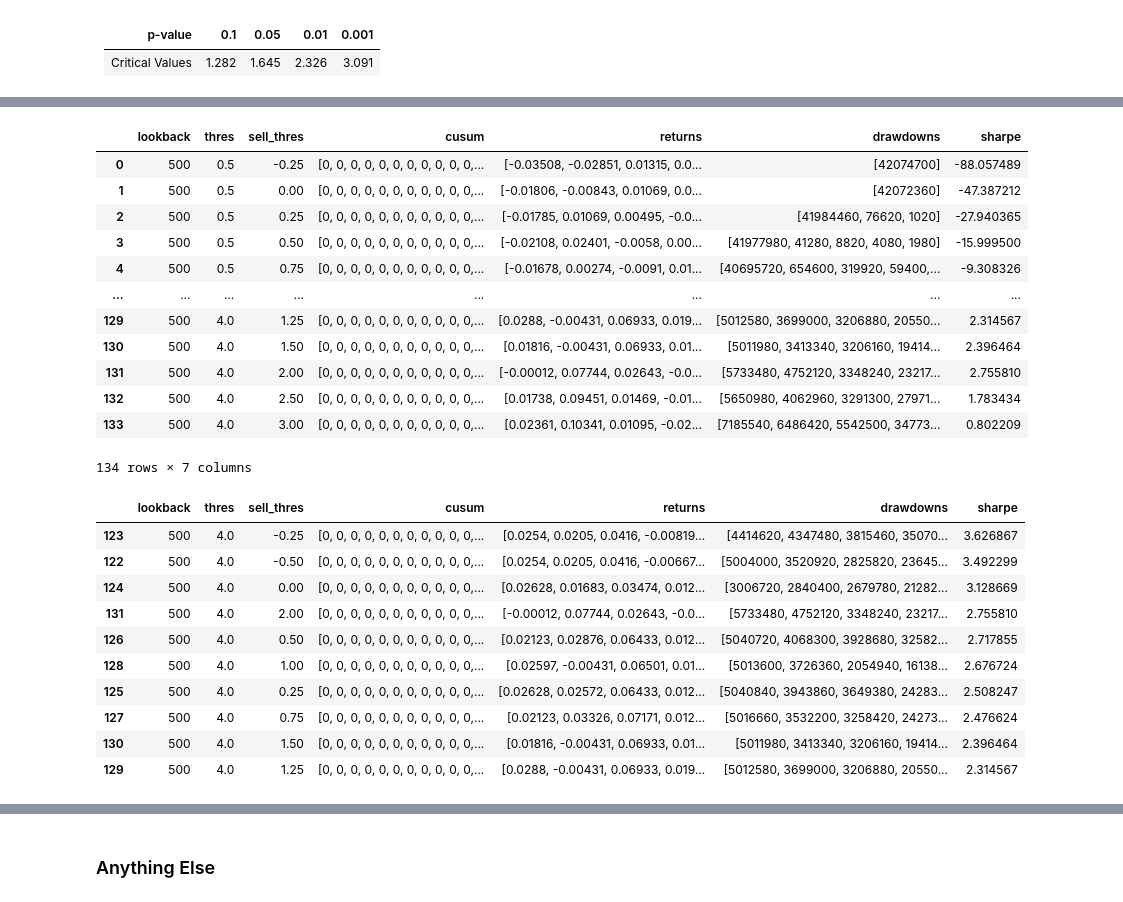
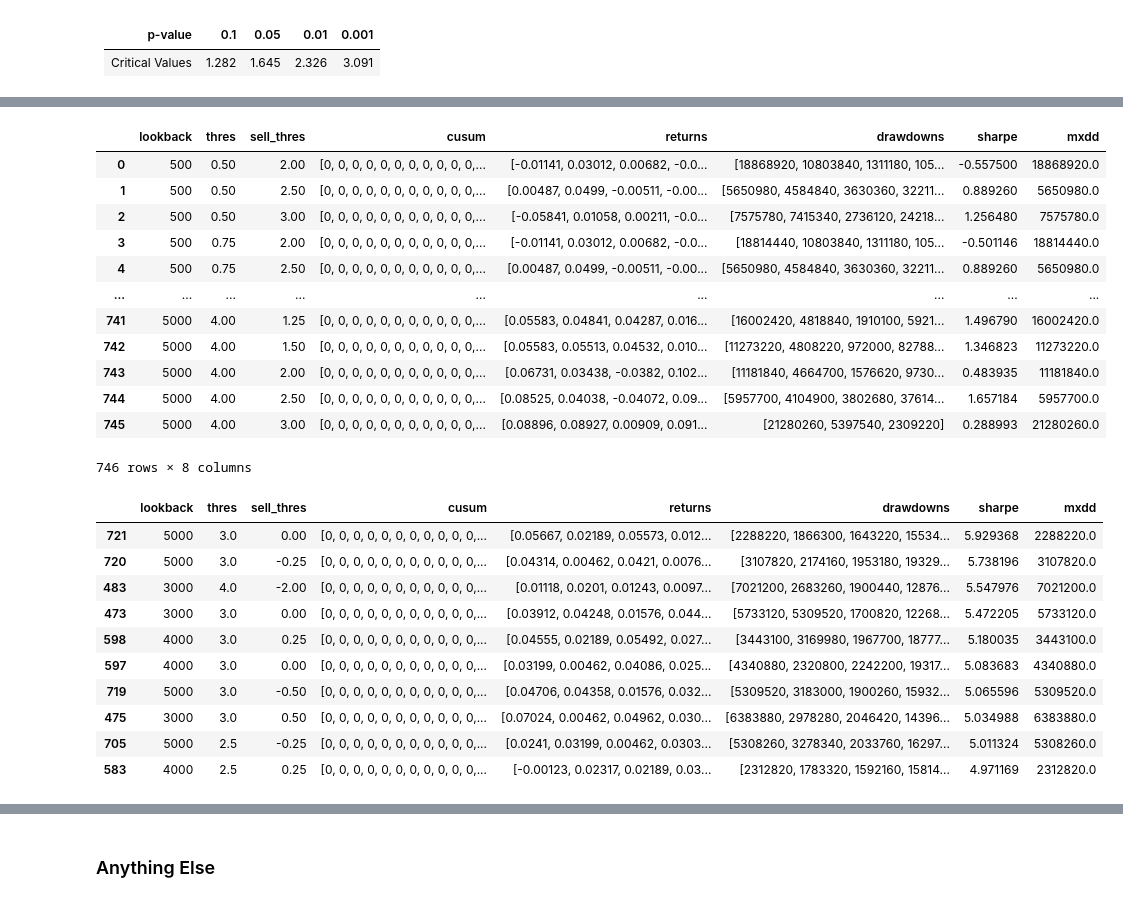
Before and after one commit to sunnymnie/crypto-printer, a Jupyter notebook: research/metrics-research.ipynb, the cells around one changed output, grey strips where cells are left out. Saved outputs shown, nothing was run; the diff lists cells and outputs as text; code cells hidden in the pictures.

```diff
--- a/research/metrics-research.ipynb
+++ b/research/metrics-research.ipynb
@@ -111,4 +134,4 @@ daily_returns1
 # %%
-daily_returns1["cusum"] = daily_returns1["cusum"].apply(eval)
-daily_returns1["returns"] = daily_returns1["returns"].apply(eval)
-daily_returns1["drawdowns"] = daily_returns1["drawdowns"].apply(eval)
+bigdf["cusum"] = bigdf["cusum"].apply(eval)
+bigdf["returns"] = bigdf["returns"].apply(eval)
+bigdf["drawdowns"] = bigdf["drawdowns"].apply(eval)
@@ -115,6 +154,10 @@ daily_returns1["drawdowns"] = daily_returns1["drawdowns"].apply(eval)
+# %%
+bigdf = bigdf.reset_index(drop=True)
 # %%
-daily_returns1["sharpe"] = np.nan
+bigdf["sharpe"] = np.nan
+bigdf["mxdd"] = np.nan
 
-for index, row in daily_returns1.iterrows():
+for index, row in bigdf.iterrows():
     r = row['returns']
-    daily_returns1.at[index, 'sharpe'] = np.sqrt(len(r)) * np.nanmean(r) / np.nanstd(r)
+    bigdf.at[index, 'sharpe'] = np.sqrt(len(r)) * np.nanmean(r) / np.nanstd(r)
+    bigdf.at[index, 'mxdd'] = row.drawdowns[0]
@@ -121,17 +169,19 @@ for index, row in daily_returns1.iterrows():
+# %%
+bigdf_filtered = bigdf.loc[bigdf['mxdd'] < 3.0e7].reset_index(drop=True)
 # %%
-daily_returns1
+bigdf_filtered
 # %% [output]
-|  | lookback | thres | sell_thres | cusum | returns | drawdowns | sharpe |
-| 0 | 500 | 0.5 | -0.25 | [0, 0, 0, 0, 0, 0, 0, 0, 0, 0, 0,... | [-0.03508, -0.02851, 0.01315, 0.0... | [42074700] | -88.057489 |
-| 1 | 500 | 0.5 | 0.00 | [0, 0, 0, 0, 0, 0, 0, 0, 0, 0, 0,... | [-0.01806, -0.00843, 0.01069, 0.0... | [42072360] | -47.387212 |
-| 2 | 500 | 0.5 | 0.25 | [0, 0, 0, 0, 0, 0, 0, 0, 0, 0, 0,... | [-0.01785, 0.01069, 0.00495, -0.0... | [41984460, 76620, 1020] | -27.940365 |
-| 3 | 500 | 0.5 | 0.50 | [0, 0, 0, 0, 0, 0, 0, 0, 0, 0, 0,... | [-0.02108, 0.02401, -0.0058, 0.00... | [41977980, 41280, 8820, 4080, 1980] | -15.999500 |
-| 4 | 500 | 0.5 | 0.75 | [0, 0, 0, 0, 0, 0, 0, 0, 0, 0, 0,... | [-0.01678, 0.00274, -0.0091, 0.01... | [40695720, 654600, 319920, 59400,... | -9.308326 |
-| ... | ... | ... | ... | ... | ... | ... | ... |
-| 129 | 500 | 4.0 | 1.25 | [0, 0, 0, 0, 0, 0, 0, 0, 0, 0, 0,... | [0.0288, -0.00431, 0.06933, 0.019... | [5012580, 3699000, 3206880, 20550... | 2.314567 |
-| 130 | 500 | 4.0 | 1.50 | [0, 0, 0, 0, 0, 0, 0, 0, 0, 0, 0,... | [0.01816, -0.00431, 0.06933, 0.01... | [5011980, 3413340, 3206160, 19414... | 2.396464 |
-| 131 | 500 | 4.0 | 2.00 | [0, 0, 0, 0, 0, 0, 0, 0, 0, 0, 0,... | [-0.00012, 0.07744, 0.02643, -0.0... | [5733480, 4752120, 3348240, 23217... | 2.755810 |
-| 132 | 500 | 4.0 | 2.50 | [0, 0, 0, 0, 0, 0, 0, 0, 0, 0, 0,... | [0.01738, 0.09451, 0.01469, -0.01... | [5650980, 4062960, 3291300, 27971... | 1.783434 |
-| 133 | 500 | 4.0 | 3.00 | [0, 0, 0, 0, 0, 0, 0, 0, 0, 0, 0,... | [0.02361, 0.10341, 0.01095, -0.02... | [7185540, 6486420, 5542500, 34773... | 0.802209 |
+|  | lookback | thres | sell_thres | cusum | returns | drawdowns | sharpe | mxdd |
+| 0 | 500 | 0.50 | 2.00 | [0, 0, 0, 0, 0, 0, 0, 0, 0, 0, 0,... | [-0.01141, 0.03012, 0.00682, -0.0... | [18868920, 10803840, 1311180, 105... | -0.557500 | 18868920.0 |
+| 1 | 500 | 0.50 | 2.50 | [0, 0, 0, 0, 0, 0, 0, 0, 0, 0, 0,... | [0.00487, 0.0499, -0.00511, -0.00... | [5650980, 4584840, 3630360, 32211... | 0.889260 | 5650980.0 |
+| 2 | 500 | 0.50 | 3.00 | [0, 0, 0, 0, 0, 0, 0, 0, 0, 0, 0,... | [-0.05841, 0.01058, 0.00211, -0.0... | [7575780, 7415340, 2736120, 24218... | 1.256480 | 7575780.0 |
+| 3 | 500 | 0.75 | 2.00 | [0, 0, 0, 0, 0, 0, 0, 0, 0, 0, 0,... | [-0.01141, 0.03012, 0.00682, -0.0... | [18814440, 10803840, 1311180, 105... | -0.501146 | 18814440.0 |
+| 4 | 500 | 0.75 | 2.50 | [0, 0, 0, 0, 0, 0, 0, 0, 0, 0, 0,... | [0.00487, 0.0499, -0.00511, -0.00... | [5650980, 4584840, 3630360, 32211... | 0.889260 | 5650980.0 |
+| ... | ... | ... | ... | ... | ... | ... | ... | ... |
+| 741 | 5000 | 4.00 | 1.25 | [0, 0, 0, 0, 0, 0, 0, 0, 0, 0, 0,... | [0.05583, 0.04841, 0.04287, 0.016... | [16002420, 4818840, 1910100, 5921... | 1.496790 | 16002420.0 |
+| 742 | 5000 | 4.00 | 1.50 | [0, 0, 0, 0, 0, 0, 0, 0, 0, 0, 0,... | [0.05583, 0.05513, 0.04532, 0.010... | [11273220, 4808220, 972000, 82788... | 1.346823 | 11273220.0 |
+| 743 | 5000 | 4.00 | 2.00 | [0, 0, 0, 0, 0, 0, 0, 0, 0, 0, 0,... | [0.06731, 0.03438, -0.0382, 0.102... | [11181840, 4664700, 1576620, 9730... | 0.483935 | 11181840.0 |
+| 744 | 5000 | 4.00 | 2.50 | [0, 0, 0, 0, 0, 0, 0, 0, 0, 0, 0,... | [0.08525, 0.04038, -0.04072, 0.09... | [5957700, 4104900, 3802680, 37614... | 1.657184 | 5957700.0 |
+| 745 | 5000 | 4.00 | 3.00 | [0, 0, 0, 0, 0, 0, 0, 0, 0, 0, 0,... | [0.08896, 0.08927, 0.00909, 0.091... | [21280260, 5397540, 2309220] | 0.288993 | 21280260.0 |
-134 rows × 7 columns
+746 rows × 8 columns
 # %%
@@ -139,14 +189,14 @@ d3 = daily_returns1.nlargest(10,'sharpe')
 # %%
-d3
+bigdf_result
 # %% [output]
-|  | lookback | thres | sell_thres | cusum | returns | drawdowns | sharpe |
-| 123 | 500 | 4.0 | -0.25 | [0, 0, 0, 0, 0, 0, 0, 0, 0, 0, 0,... | [0.0254, 0.0205, 0.0416, -0.00819... | [4414620, 4347480, 3815460, 35070... | 3.626867 |
-| 122 | 500 | 4.0 | -0.50 | [0, 0, 0, 0, 0, 0, 0, 0, 0, 0, 0,... | [0.0254, 0.0205, 0.0416, -0.00667... | [5004000, 3520920, 2825820, 23645... | 3.492299 |
-| 124 | 500 | 4.0 | 0.00 | [0, 0, 0, 0, 0, 0, 0, 0, 0, 0, 0,... | [0.02628, 0.01683, 0.03474, 0.012... | [3006720, 2840400, 2679780, 21282... | 3.128669 |
-| 131 | 500 | 4.0 | 2.00 | [0, 0, 0, 0, 0, 0, 0, 0, 0, 0, 0,... | [-0.00012, 0.07744, 0.02643, -0.0... | [5733480, 4752120, 3348240, 23217... | 2.755810 |
-| 126 | 500 | 4.0 | 0.50 | [0, 0, 0, 0, 0, 0, 0, 0, 0, 0, 0,... | [0.02123, 0.02876, 0.06433, 0.012... | [5040720, 4068300, 3928680, 32582... | 2.717855 |
-| 128 | 500 | 4.0 | 1.00 | [0, 0, 0, 0, 0, 0, 0, 0, 0, 0, 0,... | [0.02597, -0.00431, 0.06501, 0.01... | [5013600, 3726360, 2054940, 16138... | 2.676724 |
-| 125 | 500 | 4.0 | 0.25 | [0, 0, 0, 0, 0, 0, 0, 0, 0, 0, 0,... | [0.02628, 0.02572, 0.06433, 0.012... | [5040840, 3943860, 3649380, 24283... | 2.508247 |
-| 127 | 500 | 4.0 | 0.75 | [0, 0, 0, 0, 0, 0, 0, 0, 0, 0, 0,... | [0.02123, 0.03326, 0.07171, 0.012... | [5016660, 3532200, 3258420, 24273... | 2.476624 |
-| 130 | 500 | 4.0 | 1.50 | [0, 0, 0, 0, 0, 0, 0, 0, 0, 0, 0,... | [0.01816, -0.00431, 0.06933, 0.01... | [5011980, 3413340, 3206160, 19414... | 2.396464 |
-| 129 | 500 | 4.0 | 1.25 | [0, 0, 0, 0, 0, 0, 0, 0, 0, 0, 0,... | [0.0288, -0.00431, 0.06933, 0.019... | [5012580, 3699000, 3206880, 20550... | 2.314567 |
+|  | lookback | thres | sell_thres | cusum | returns | drawdowns | sharpe | mxdd |
+| 721 | 5000 | 3.0 | 0.00 | [0, 0, 0, 0, 0, 0, 0, 0, 0, 0, 0,... | [0.05667, 0.02189, 0.05573, 0.012... | [2288220, 1866300, 1643220, 15534... | 5.929368 | 2288220.0 |
+| 720 | 5000 | 3.0 | -0.25 | [0, 0, 0, 0, 0, 0, 0, 0, 0, 0, 0,... | [0.04314, 0.00462, 0.0421, 0.0076... | [3107820, 2174160, 1953180, 19329... | 5.738196 | 3107820.0 |
+| 483 | 3000 | 4.0 | -2.00 | [0, 0, 0, 0, 0, 0, 0, 0, 0, 0, 0,... | [0.01118, 0.0201, 0.01243, 0.0097... | [7021200, 2683260, 1900440, 12876... | 5.547976 | 7021200.0 |
+| 473 | 3000 | 3.0 | 0.00 | [0, 0, 0, 0, 0, 0, 0, 0, 0, 0, 0,... | [0.03912, 0.04248, 0.01576, 0.044... | [5733120, 5309520, 1700820, 12268... | 5.472205 | 5733120.0 |
+| 598 | 4000 | 3.0 | 0.25 | [0, 0, 0, 0, 0, 0, 0, 0, 0, 0, 0,... | [0.04555, 0.02189, 0.05492, 0.027... | [3443100, 3169980, 1967700, 18777... | 5.180035 | 3443100.0 |
+| 597 | 4000 | 3.0 | 0.00 | [0, 0, 0, 0, 0, 0, 0, 0, 0, 0, 0,... | [0.03199, 0.00462, 0.04086, 0.025... | [4340880, 2320800, 2242200, 19317... | 5.083683 | 4340880.0 |
+| 719 | 5000 | 3.0 | -0.50 | [0, 0, 0, 0, 0, 0, 0, 0, 0, 0, 0,... | [0.04706, 0.04358, 0.01576, 0.032... | [5309520, 3183000, 1900260, 15932... | 5.065596 | 5309520.0 |
+| 475 | 3000 | 3.0 | 0.50 | [0, 0, 0, 0, 0, 0, 0, 0, 0, 0, 0,... | [0.07024, 0.00462, 0.04962, 0.030... | [6383880, 2978280, 2046420, 14396... | 5.034988 | 6383880.0 |
+| 705 | 5000 | 2.5 | -0.25 | [0, 0, 0, 0, 0, 0, 0, 0, 0, 0, 0,... | [0.0241, 0.03199, 0.00462, 0.0303... | [5308260, 3278340, 2033760, 16297... | 5.011324 | 5308260.0 |
+| 583 | 4000 | 2.5 | 0.25 | [0, 0, 0, 0, 0, 0, 0, 0, 0, 0, 0,... | [-0.00123, 0.02317, 0.02189, 0.03... | [2312820, 1783320, 1592160, 15814... | 4.971169 | 2312820.0 |
```
Also changed, not shown: parts of 12 cells of this notebook, 1 other file.
